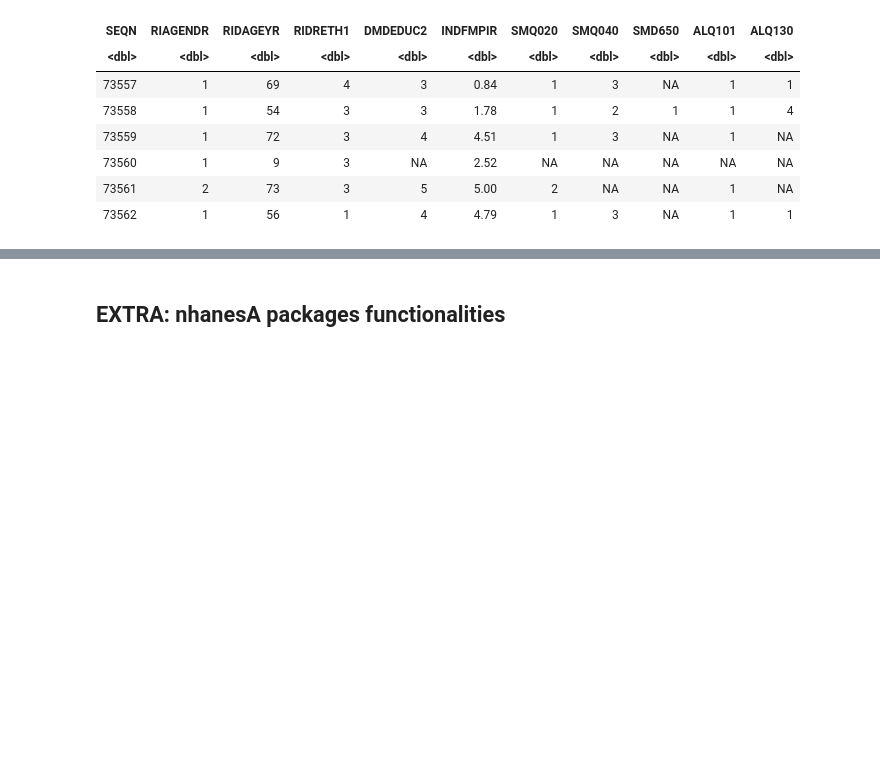
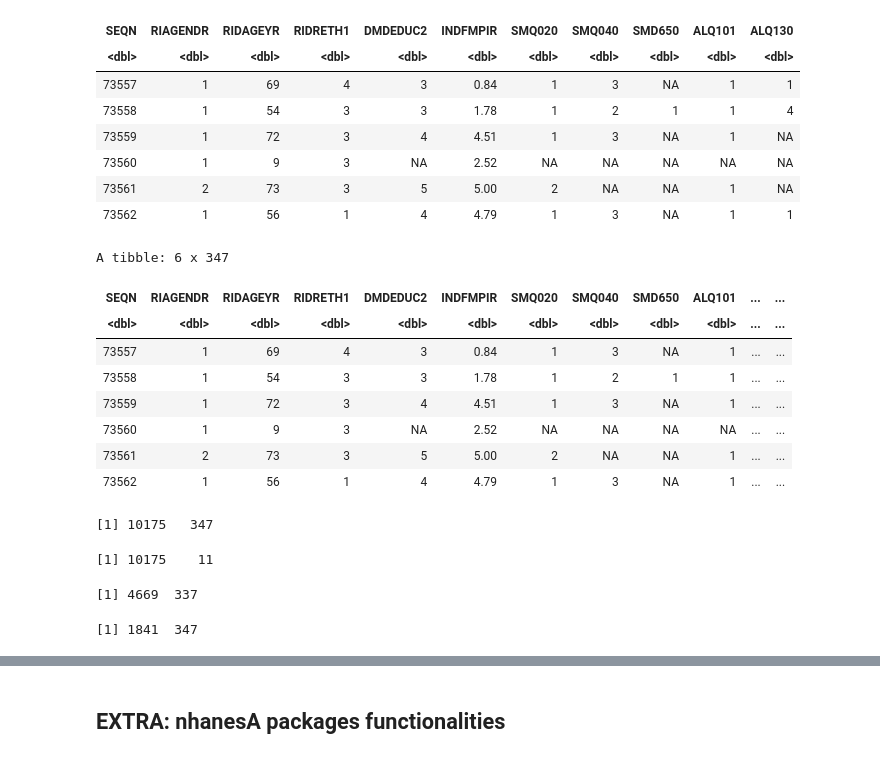
Before and after one commit to silvano315/Med-Physics, a Jupyter notebook: notebooks/NHANES_analysis.ipynb, the cells around one changed output, grey strips where cells are left out. Drawn from its saved outputs; the diff is of its cells as text; code cells hidden in the pictures; blank space fills up the shorter version.

```diff
--- a/notebooks/NHANES_analysis.ipynb
+++ b/notebooks/NHANES_analysis.ipynb
@@ -1369,3 +1369,36 @@ A tibble: 6 x 11
 | 73560 | 1 | 9 | 3 | NA | 2.52 | NA | NA | NA | NA | NA |
 | 73561 | 2 | 73 | 3 | 5 | 5.00 | 2 | NA | NA | 1 | NA |
 | 73562 | 1 | 56 | 1 | 4 | 4.79 | 1 | 3 | NA | 1 | 1 |
+# %%
+# Merge demographic data and periodonal features
+
+df_13_14 <- demographics_13_14 %>%
+  full_join(periodontal_13_14_selected, by = "SEQN")
+
+head(df_13_14)
+# %% [output]
+A tibble: 6 x 347
+| SEQN | RIAGENDR | RIDAGEYR | RIDRETH1 | DMDEDUC2 | INDFMPIR | SMQ020 | SMQ040 | SMD650 | ALQ101 | ... | ... |
+| <dbl> | <dbl> | <dbl> | <dbl> | <dbl> | <dbl> | <dbl> | <dbl> | <dbl> | <dbl> | ... | ... |
+| 73557 | 1 | 69 | 4 | 3 | 0.84 | 1 | 3 | NA | 1 | ... | ... |
+| 73558 | 1 | 54 | 3 | 3 | 1.78 | 1 | 2 | 1 | 1 | ... | ... |
+| 73559 | 1 | 72 | 3 | 4 | 4.51 | 1 | 3 | NA | 1 | ... | ... |
+| 73560 | 1 | 9 | 3 | NA | 2.52 | NA | NA | NA | NA | ... | ... |
+| 73561 | 2 | 73 | 3 | 5 | 5.00 | 2 | NA | NA | 1 | ... | ... |
+| 73562 | 1 | 56 | 1 | 4 | 4.79 | 1 | 3 | NA | 1 | ... | ... |
+# %%
+dim(df_13_14)
+dim(demographics_13_14)
+dim(periodontal_13_14_selected)
+# %% [output]
+[1] 10175   347
+[1] 10175    11
+[1] 4669  337
+# %%
+# Filter with AGE >= 60
+
+df_13_14_age_60 <- subset(df_13_14, RIDAGEYR >= 60)
+
+dim(df_13_14_age_60)
+# %% [output]
+[1] 1841  347
```
Also changed, not shown: parts of 8 cells of this notebook.
